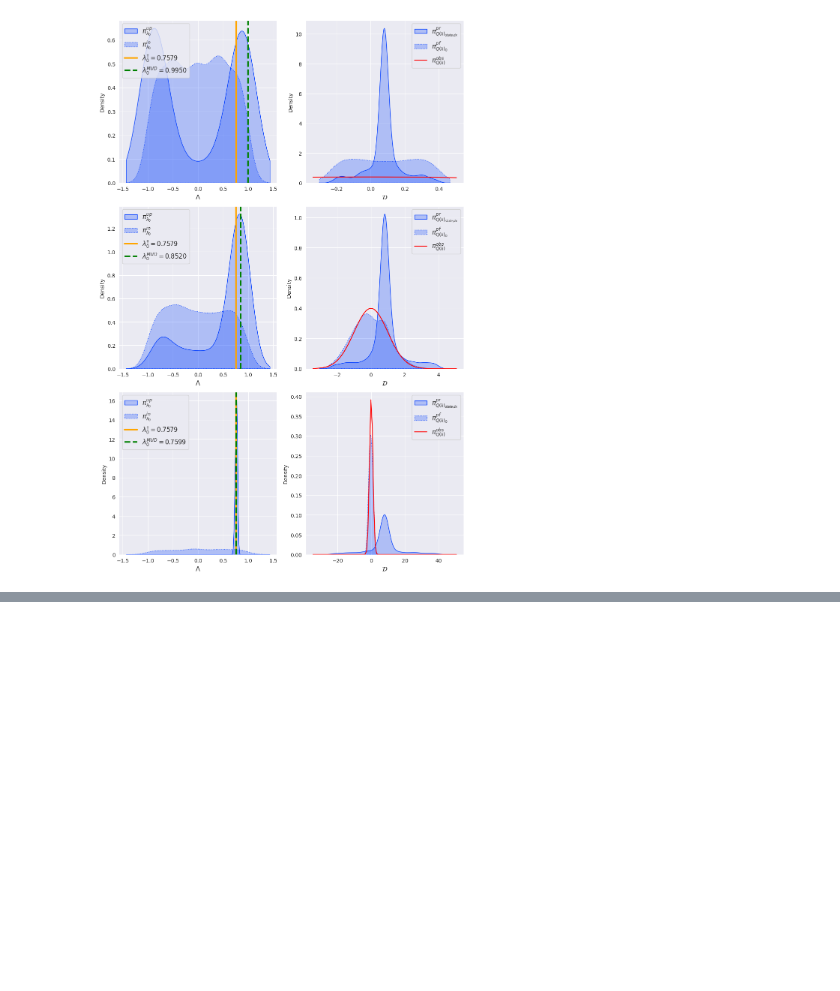
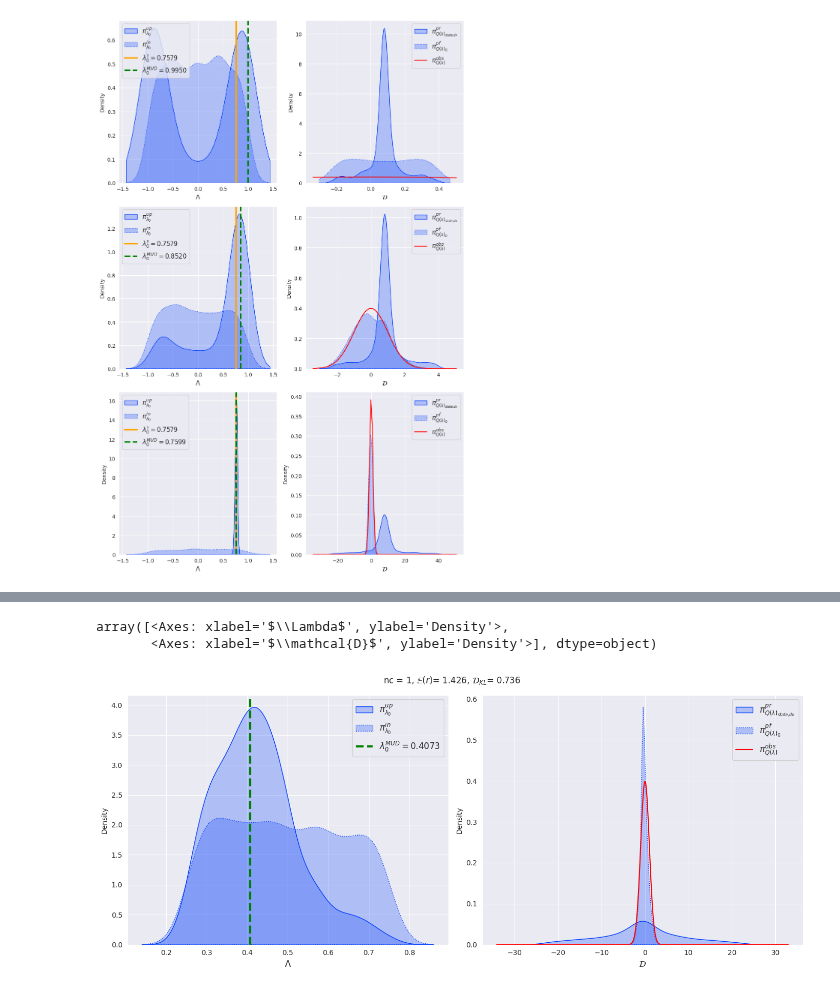
Before and after one commit to UT-CHG/pyDCI, a Jupyter notebook: notebooks/PCAMUDProblem.ipynb, the cells around one changed output, grey strips where cells are left out. Cells and saved outputs as stored; diff of their text form; code cells hidden in the pictures; blank space fills up the shorter version.

```diff
--- a/notebooks/PCAMUDProblem.ipynb
+++ b/notebooks/PCAMUDProblem.ipynb
@@ -262,0 +308,36 @@ for i, N in enumerate(N_vals):
+# %%
+class Monomial2D(Model.DynamicModel):
+
+    def __init__(self,
+                 p,
+                 x0=[0, 0], # Note in the constant monomial case, initial state won't matter
+                 lam_true=[0.5, 0.5],
+                 solve_ts=1.0,
+                 sample_ts=1.1,
+                 measurement_noise=0.01,
+                 **kwargs
+                ):
+        self.p = p
+        super().__init__(x0, lam_true,
+                         solve_ts=solve_ts,
+                         sample_ts=sample_ts,
+                         measurement_noise=measurement_noise,
+                         **kwargs)
+
+
+    def forward_model(
+        self,
+        x0,
+        times,
+        lam,
+    ):
+        """
+        Monomial Forward Model
+        """
+        return np.array([[lam[0]**self.p, lam[1]**self.p]])
+
+
+mm2 = Monomial2D(5)
+lam = mm2.get_uniform_initial_samples(num_samples=1000, scale=0.5)
+args = mm2.forward_solve(2.0, samples=lam)
+# args
@@ -262,0 +373,7 @@ for i, N in enumerate(N_vals):
+# %%
+from pydci import ConsistentBayes as CB
+import importlib
+
+importlib.reload(CB)
+pca_prob = CB.PCAMUDProblem(lam, args['q_lam'], args['data'], args['std_dev'])
+pca_prob.solve()
@@ -262,0 +387,6 @@ for i, N in enumerate(N_vals):
+# %%
+pca_prob.density_plots(lam_kwargs={'param_idx': 0})
+# %% [output]
+array([<Axes: xlabel='$\\Lambda$', ylabel='Density'>,
+       <Axes: xlabel='$\\mathcal{D}$', ylabel='Density'>], dtype=object)
+[figure, added]
```
Also changed, not shown: parts of 18 cells of this notebook, 9 other files.
